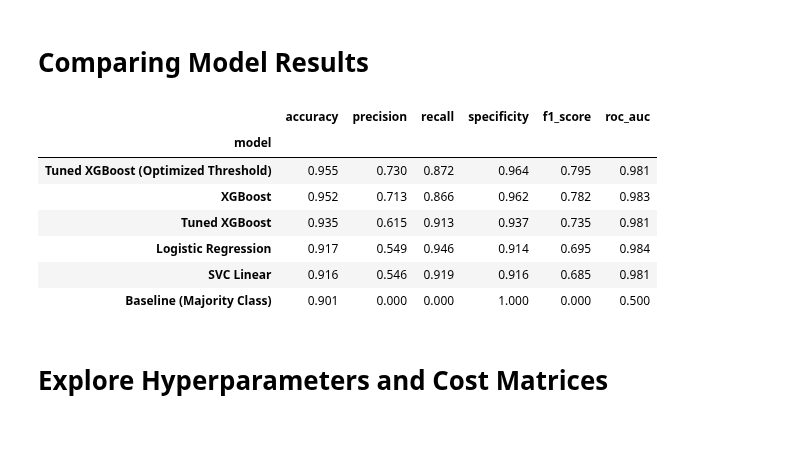
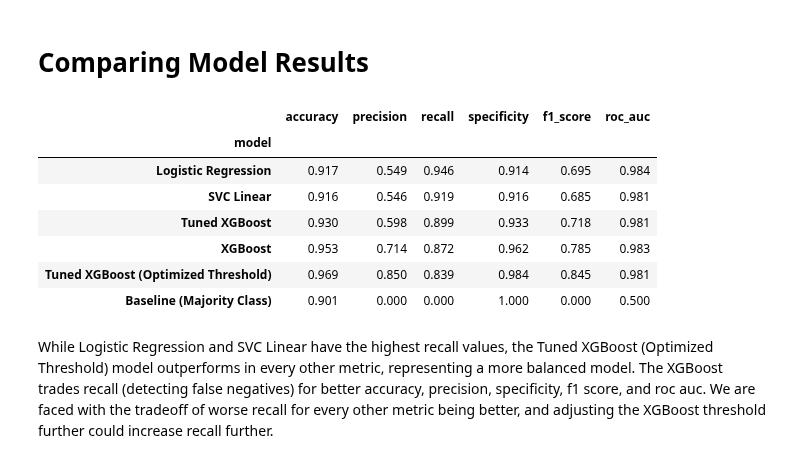
Before and after one commit to jblackman-bit/ads502-final-project, a Jupyter notebook: 3_Model_Classification.ipynb, the cells around one changed output. Cells and saved outputs as stored; diff of their text form; code cells hidden in the pictures; blank space fills up the shorter version.

```diff
--- a/3_Model_Classification.ipynb
+++ b/3_Model_Classification.ipynb
@@ -635,26 +598,26 @@ ROC AUC:     0.9815
 # %% [markdown]
 # Comparing Model Results
 # %%
-# 1. Compare all model results
+# Compare all model results
 model_results = [val for name, val in globals().items(
 ) if 'metrics' in name and isinstance(val, dict)]
 
-# 2. Convert to DataFrame
+# Convert to DataFrame
 results_df = pd.DataFrame(model_results)
 
-# 3. Set the 'model' column as the index for better readability
+# Set the 'model' column as the index for better readability
 results_df.set_index('model', inplace=True)
 
-# 4. Display the table
-results_df.sort_values(by='f1_score', ascending=False). round(3)
+# Display the table
+results_df.sort_values(by='recall', ascending=False). round(3)
 # %% [output]
 |  | accuracy | precision | recall | specificity | f1_score | roc_auc |
 | model |  |  |  |  |  |  |
-| Tuned XGBoost (Optimized Threshold) | 0.955 | 0.730 | 0.872 | 0.964 | 0.795 | 0.981 |
-| XGBoost | 0.952 | 0.713 | 0.866 | 0.962 | 0.782 | 0.983 |
-| Tuned XGBoost | 0.935 | 0.615 | 0.913 | 0.937 | 0.735 | 0.981 |
 | Logistic Regression | 0.917 | 0.549 | 0.946 | 0.914 | 0.695 | 0.984 |
 | SVC Linear | 0.916 | 0.546 | 0.919 | 0.916 | 0.685 | 0.981 |
+| Tuned XGBoost | 0.930 | 0.598 | 0.899 | 0.933 | 0.718 | 0.981 |
+| XGBoost | 0.953 | 0.714 | 0.872 | 0.962 | 0.785 | 0.983 |
+| Tuned XGBoost (Optimized Threshold) | 0.969 | 0.850 | 0.839 | 0.984 | 0.845 | 0.981 |
 | Baseline (Majority Class) | 0.901 | 0.000 | 0.000 | 1.000 | 0.000 | 0.500 |
-# %% [markdown]
-# Explore Hyperparameters and Cost Matrices
+# %% [markdown]
+While Logistic Regression and SVC Linear have the highest recall values, the Tuned XGBoost (Optimized Threshold) model outperforms in every other metric, representing a more balanced model. The XGBoost trades recall (detecting false negatives) for better accuracy, precision, specificity, f1 score, and roc auc. We are faced with the tradeoff of worse recall for every other metric being better, and adjusting the XGBoost threshold further could increase recall further.
```
Also changed, not shown: parts of 22 cells of this notebook, 2 other files.
